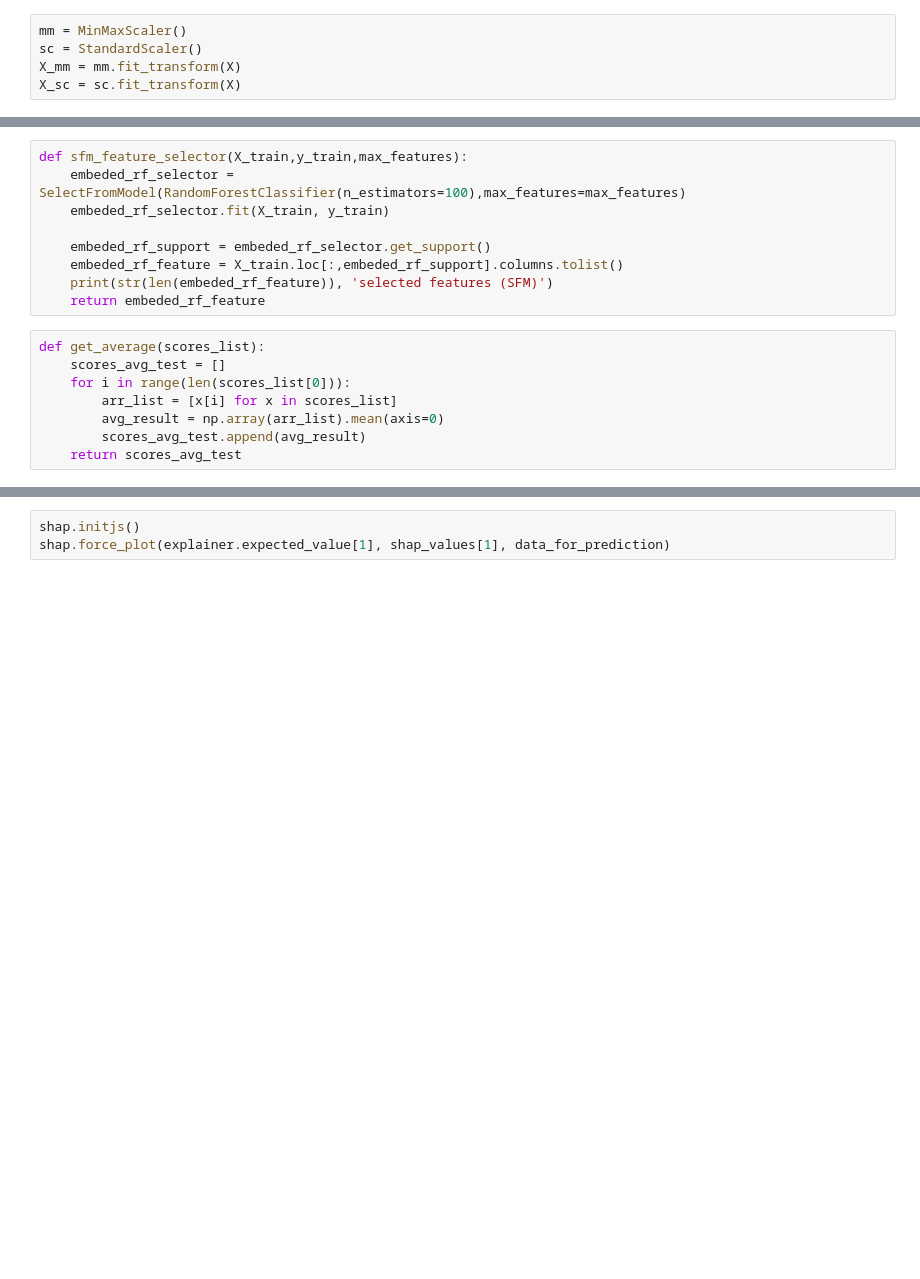
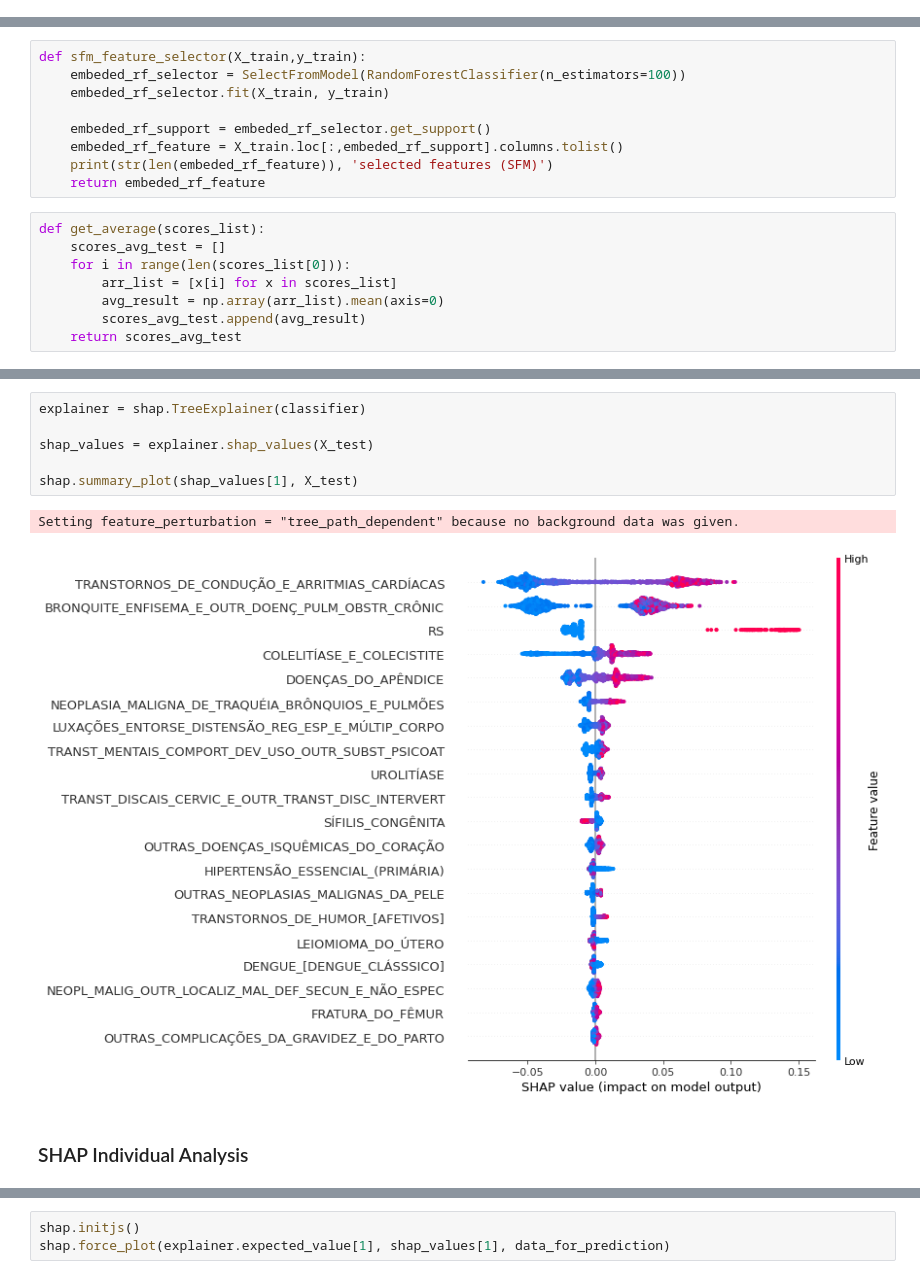
Before and after one commit to pypas/suicities-datasus, a Jupyter notebook: Models/Classification/classification_model_highest_rates.ipynb, the cells around one changed output, grey strips where cells are left out. Drawn from its saved outputs; the diff is of its cells as text; blank space fills up the shorter version.

```diff
--- a/Models/Classification/classification_model_highest_rates.ipynb
+++ b/Models/Classification/classification_model_highest_rates.ipynb
@@ -159,6 +266 @@ Get scaled version of X
-# %%
-mm = MinMaxScaler()
-sc = StandardScaler()
-X_mm = mm.fit_transform(X)
-X_sc = sc.fit_transform(X)
 # %% [markdown]
@@ -177,8 +279,8 @@ def get_average_feat_importance(feature_importance_list):
     final_feat_df = final_feat_df[["Feature", "Avg_importance"]]
     return final_feat_df.sort_values(by="Avg_importance", ascending=False)
 # %%
-def sfm_feature_selector(X_train,y_train,max_features):
-    embeded_rf_selector = SelectFromModel(RandomForestClassifier(n_estimators=100),max_features=max_features)
+def sfm_feature_selector(X_train,y_train):
+    embeded_rf_selector = SelectFromModel(RandomForestClassifier(n_estimators=100))
     embeded_rf_selector.fit(X_train, y_train)
 
     embeded_rf_support = embeded_rf_selector.get_support()
@@ -844,0 +800,11 @@ Setting feature_perturbation = "tree_path_dependent" because no background data
+# %%
+explainer = shap.TreeExplainer(classifier)
+
+shap_values = explainer.shap_values(X_test)
+
+shap.summary_plot(shap_values[1], X_test)
+# %% [output]
+Setting feature_perturbation = "tree_path_dependent" because no background data was given.
+[figure, added]
+# %% [markdown]
+### SHAP Individual Analysis
```
Also changed, not shown: parts of 83 cells of this notebook, 1 other file.
